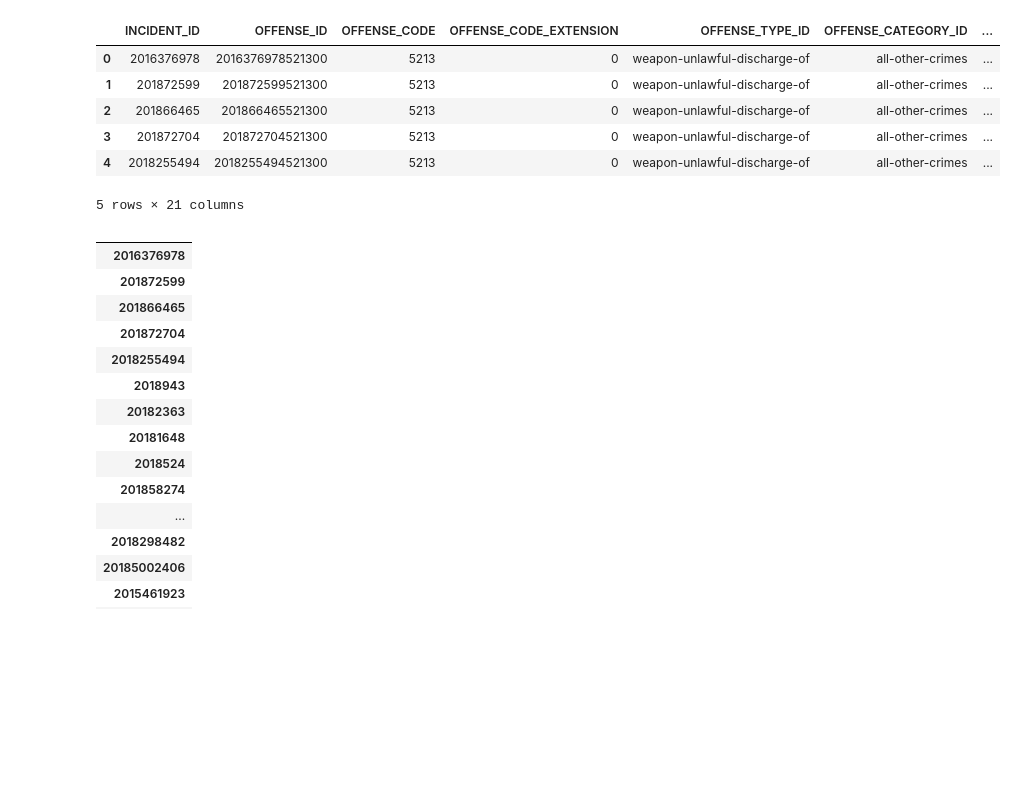
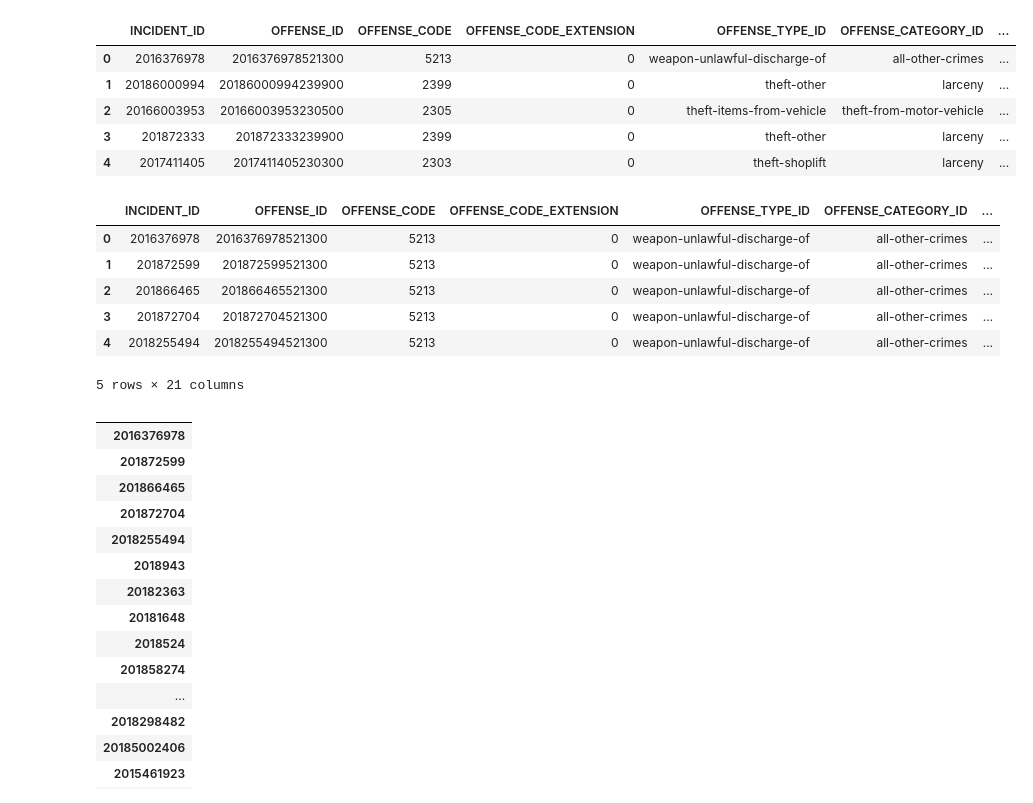
Before and after one commit to philbowman212/Thinkful_assignments, a Jupyter notebook: projects/capstone_1/denver_crime/crime_testing.ipynb, the cells around one changed output. Saved outputs shown, nothing was run; the diff lists cells and outputs as text; code cells hidden in the pictures; blank space fills up the shorter version.

```diff
--- a/projects/capstone_1/denver_crime/crime_v2.ipynb
+++ b/projects/capstone_1/denver_crime/crime_testing.ipynb
@@ -7,4 +8,16 @@ import seaborn as sns
 %matplotlib inline
+# %%
+url = 'https://www.denvergov.org/media/gis/DataCatalog/crime/csv/crime.csv'
+c = pd.read_csv(url)
+# %%
+c.head()
+# %% [output]
+|  | INCIDENT_ID | OFFENSE_ID | OFFENSE_CODE | OFFENSE_CODE_EXTENSION | OFFENSE_TYPE_ID | OFFENSE_CATEGORY_ID | ... |
+| 0 | 2016376978 | 2016376978521300 | 5213 | 0 | weapon-unlawful-discharge-of | all-other-crimes | ... |
+| 1 | 20186000994 | 20186000994239900 | 2399 | 0 | theft-other | larceny | ... |
+| 2 | 20166003953 | 20166003953230500 | 2305 | 0 | theft-items-from-vehicle | theft-from-motor-vehicle | ... |
+| 3 | 201872333 | 201872333239900 | 2399 | 0 | theft-other | larceny | ... |
+| 4 | 2017411405 | 2017411405230300 | 2303 | 0 | theft-shoplift | larceny | ... |
 # %%
 df1 = pd.read_csv('denver_crime_8-26-2019.csv')
 df2 = pd.read_csv('denver_offense_codes.csv')
```
Also changed, not shown: parts of 1 cell of this notebook, 1 other file.
